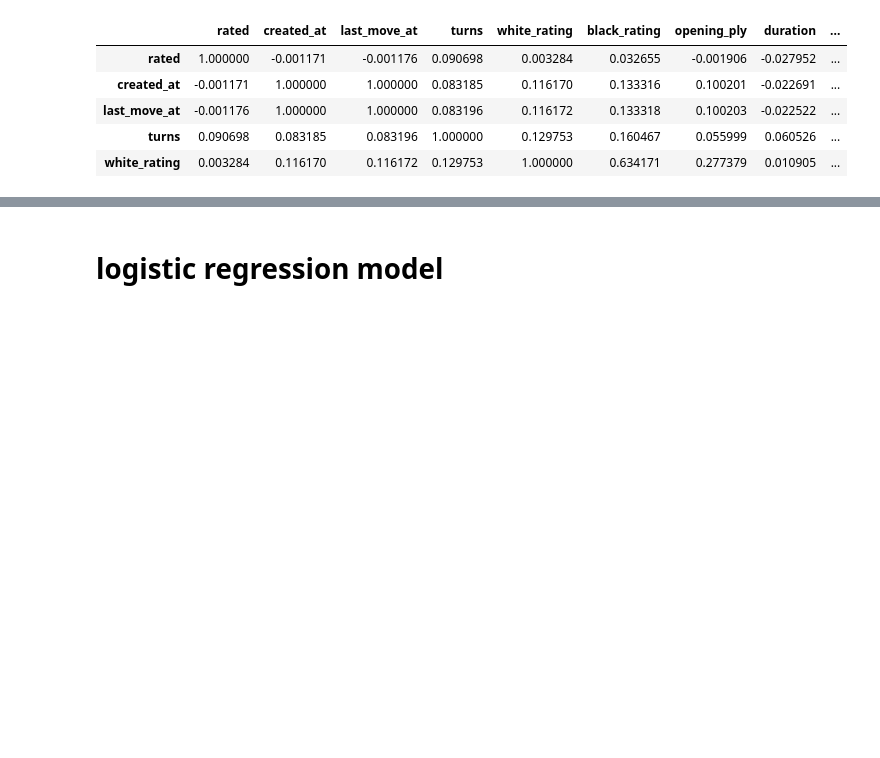
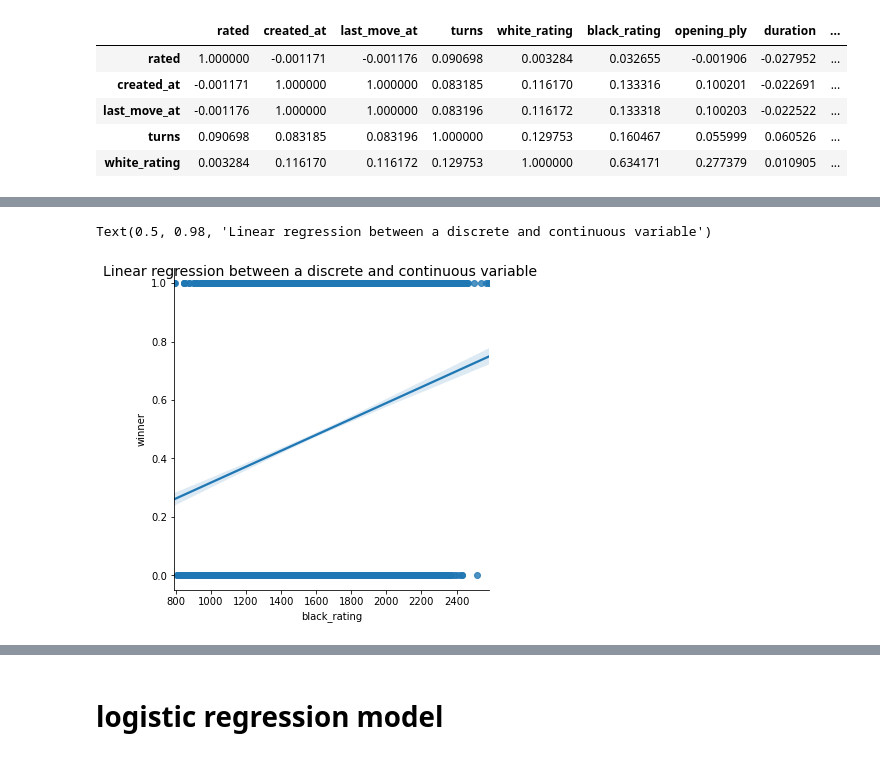
Before and after one commit to jonrosner/chess-game-analysis, a Jupyter notebook: JLM_notebook.ipynb, the cells around one changed output, grey strips where cells are left out. Drawn from its saved outputs; the diff is of its cells as text; code cells hidden in the pictures; blank space fills up the shorter version.

```diff
--- a/JLM_notebook.ipynb
+++ b/JLM_notebook.ipynb
@@ -185,0 +223,7 @@ heatmap = sns.heatmap(df2.corr())
+# %%
+#linear relationship where a linear regression does not fit
+plot2 = sns.lmplot(data=glm, y="winner", x="black_rating")
+plot2.fig.suptitle("Linear regression between a discrete and continuous variable", fontsize=14)
+# %% [output]
+Text(0.5, 0.98, 'Linear regression between a discrete and continuous variable')
+[figure, added]
```
Also changed, not shown: parts of 9 cells of this notebook.
